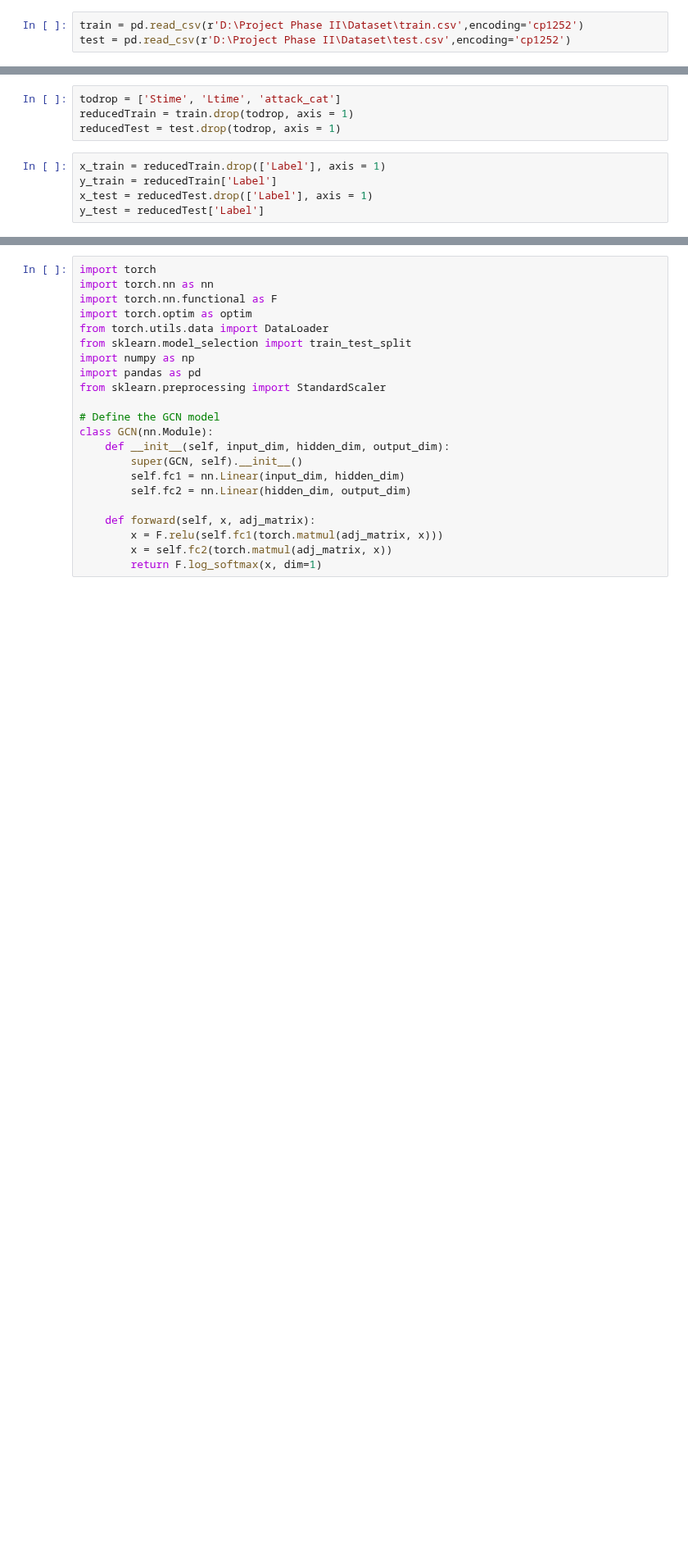
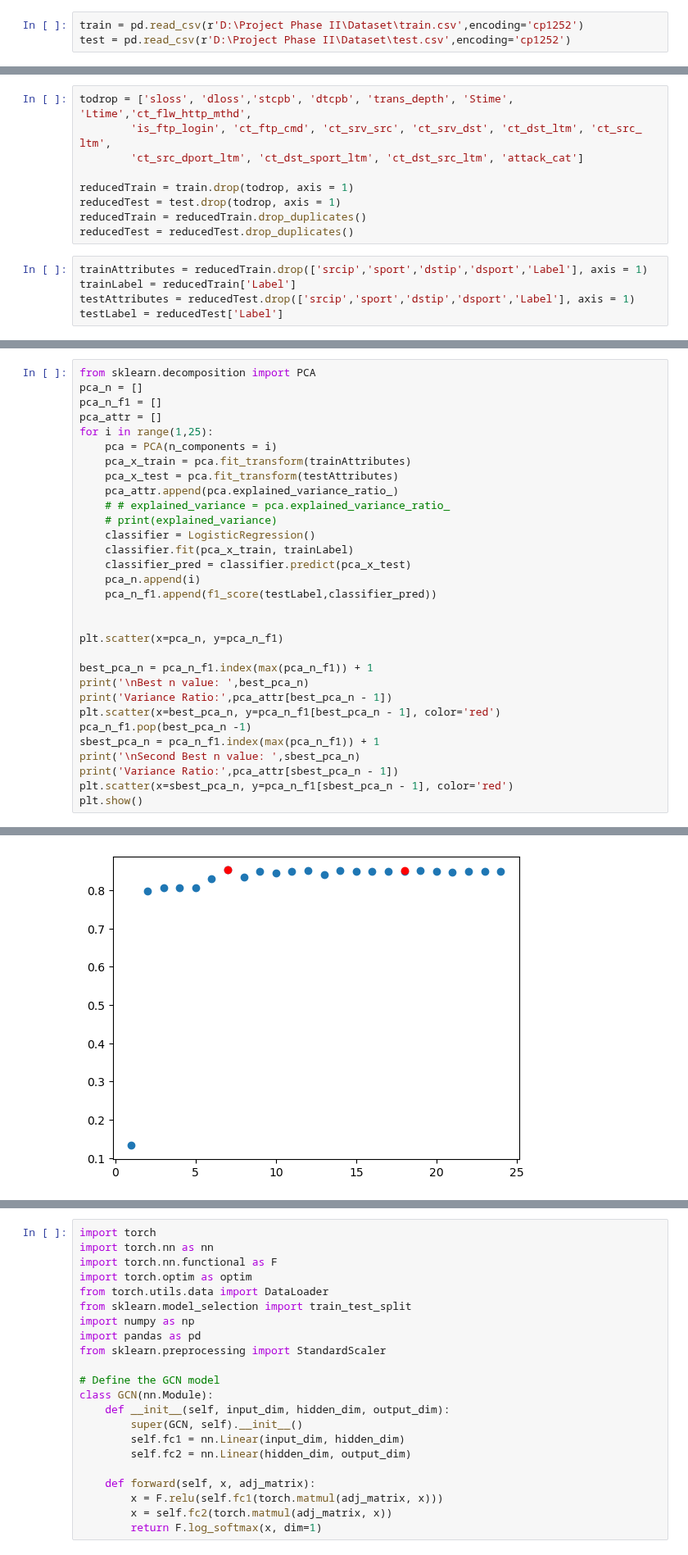
Before and after one commit to Rithuh/Graph-Based-Network-Anomaly-Detection, a Jupyter notebook: neuralnets.ipynb, the cells around one changed output, grey strips where cells are left out. Shown at 82% size. Saved outputs shown, nothing was run; the diff lists cells and outputs as text; blank space fills up the shorter version.

```diff
--- a/neuralnets.ipynb
+++ b/neuralnets.ipynb
@@ -39,9 +49,14 @@ test = pd.read_csv(r'D:\Project Phase II\Dataset\test.csv',encoding='cp1252')
 # %%
-todrop = ['Stime', 'Ltime', 'attack_cat']
+todrop = ['sloss', 'dloss','stcpb', 'dtcpb', 'trans_depth', 'Stime', 'Ltime','ct_flw_http_mthd',
+        'is_ftp_login', 'ct_ftp_cmd', 'ct_srv_src', 'ct_srv_dst', 'ct_dst_ltm', 'ct_src_ ltm',
+        'ct_src_dport_ltm', 'ct_dst_sport_ltm', 'ct_dst_src_ltm', 'attack_cat']
+
 reducedTrain = train.drop(todrop, axis = 1)
 reducedTest = test.drop(todrop, axis = 1)
+reducedTrain = reducedTrain.drop_duplicates()
+reducedTest = reducedTest.drop_duplicates()
 # %%
-x_train = reducedTrain.drop(['Label'], axis = 1)
-y_train = reducedTrain['Label']
-x_test = reducedTest.drop(['Label'], axis = 1)
-y_test = reducedTest['Label']
+trainAttributes = reducedTrain.drop(['srcip','sport','dstip','dsport','Label'], axis = 1)
+trainLabel = reducedTrain['Label']
+testAttributes = reducedTest.drop(['srcip','sport','dstip','dsport','Label'], axis = 1)
+testLabel = reducedTest['Label']
@@ -47,0 +81,32 @@ y_test = reducedTest['Label']
+# %%
+from sklearn.decomposition import PCA
+pca_n = []
+pca_n_f1 = []
+pca_attr = []
+for i in range(1,25):
+    pca = PCA(n_components = i)
+    pca_x_train = pca.fit_transform(trainAttributes)
+    pca_x_test = pca.fit_transform(testAttributes)
+    pca_attr.append(pca.explained_variance_ratio_)
+    # # explained_variance = pca.explained_variance_ratio_
+    # print(explained_variance)
+    classifier = LogisticRegression()
+    classifier.fit(pca_x_train, trainLabel)
+    classifier_pred = classifier.predict(pca_x_test)
+    pca_n.append(i)
+    pca_n_f1.append(f1_score(testLabel,classifier_pred))
+
+
+plt.scatter(x=pca_n, y=pca_n_f1)
+
+best_pca_n = pca_n_f1.index(max(pca_n_f1)) + 1
+print('\nBest n value: ',best_pca_n)
+print('Variance Ratio:',pca_attr[best_pca_n - 1])
+plt.scatter(x=best_pca_n, y=pca_n_f1[best_pca_n - 1], color='red')
+pca_n_f1.pop(best_pca_n -1)
+sbest_pca_n = pca_n_f1.index(max(pca_n_f1)) + 1
+print('\nSecond Best n value: ',sbest_pca_n)
+print('Variance Ratio:',pca_attr[sbest_pca_n - 1])
+plt.scatter(x=sbest_pca_n, y=pca_n_f1[sbest_pca_n - 1], color='red')
+plt.show()
+# %% [output]
@@ -47,0 +140 @@ y_test = reducedTest['Label']
+[figure, added]
```
Also changed, not shown: parts of 26 cells of this notebook, 1 other file.
